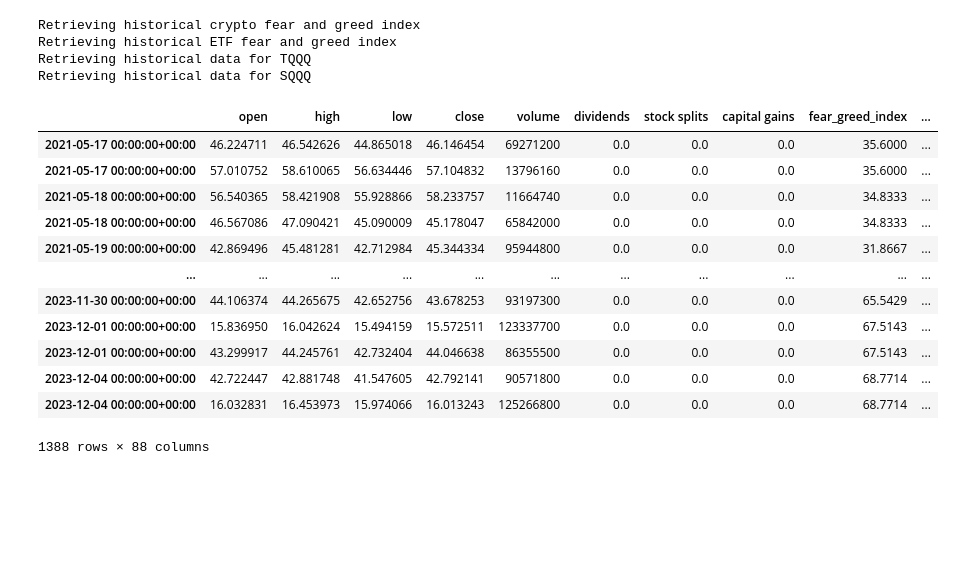
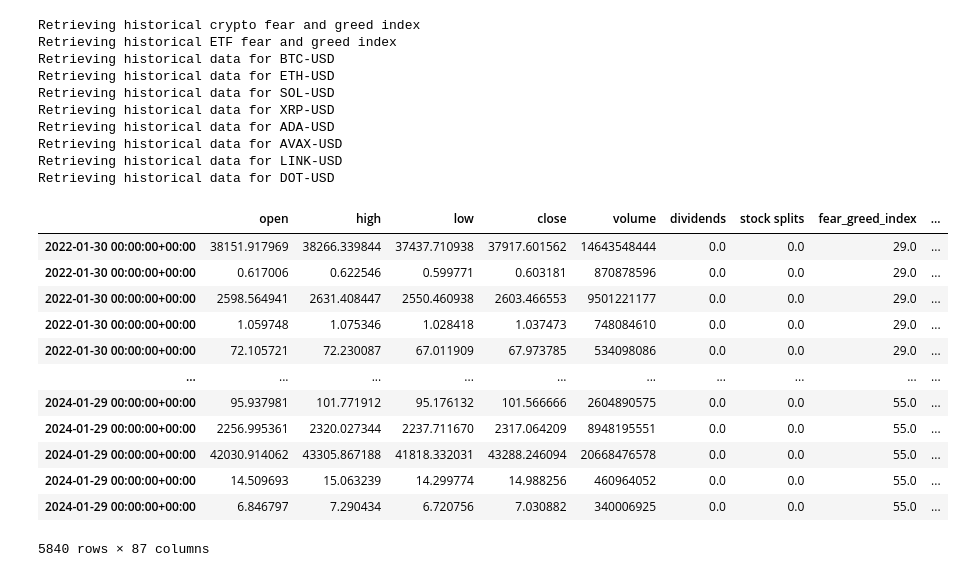
Before and after one commit to daneisburgh/invaas, a Jupyter notebook: notebooks/crypto-etf-test.ipynb, the cells around one changed output. Saved outputs shown, nothing was run; the diff lists cells and outputs as text; code cells hidden in the pictures; blank space fills up the shorter version.

```diff
--- a/notebooks/crypto-etf-test.ipynb
+++ b/notebooks/crypto-etf-test.ipynb
@@ -17,19 +17,19 @@ pd.options.display.max_rows = 100
 import notebook_utils
 # %%
 products = {
-    # "crypto": [
-    #     "BTC-USD",
-    #     "ETH-USD",
-    #     "SOL-USD",
-    #     "XRP-USD",
-    #     "ADA-USD",
-    #     "AVAX-USD",
-    #     "LINK-USD",
-    #     "DOT-USD",
-    # ],
+    "crypto": [
+        "BTC-USD",
+        "ETH-USD",
+        "SOL-USD",
+        "XRP-USD",
+        "ADA-USD",
+        "AVAX-USD",
+        "LINK-USD",
+        "DOT-USD",
+    ],
     # "stock": ["GBTC", "TQQQ"],
     # "stock": ["GBTC", "TQQQ", "SQQQ"],
-    "stock": ["TQQQ", "SQQQ"],
+    # "stock": ["TQQQ", "SQQQ"],
 }
 
 
@@ -92,7 +92,7 @@ def get_df_etf_fear_greed_index():
 def get_df_history(product_id, product_type):
     print(f"Retrieving historical data for {product_id}")
 
-    df_history = yf.Ticker(product_id).history(interval="1d", period="5y")[:-1]
+    df_history = yf.Ticker(product_id).history(interval="1d", period="2y")[:-1]
     df_history.columns = map(str.lower, df_history.columns)
 
     timestamps = [pd.to_datetime(x, utc=True).round(freq="D") for x in df_history.index.values]
@@ -155,48 +155,54 @@ def get_df_history(product_id, product_type):
     )
     df_history.ta.strategy(CustomStrategy)
 
     return df_history
 
 
 df_crypto_fear_greed_index = get_df_crypto_fear_greed_index()
 df_etf_fear_greed_index = get_df_etf_fear_greed_index()
 
 history_dfs = {}
 product_ids = []
 
 for product_type in products.keys():
     for product_id in products[product_type]:
         product_ids.append(product_id)
         history_dfs[product_id] = get_df_history(product_id, product_type=product_type)
         history_dfs[product_id]["product_id"] = product_id
         history_dfs[product_id]["product_type"] = product_type
 
 df_final = pd.concat([history_dfs[product_id] for product_id in product_ids]).sort_index()
 
 for product_id in product_ids:
     df_final_product = df_final.loc[df_final.product_id == product_id]
     # df_final = df_final.loc[(df_final.index >= df_final_product.index.min()) & (df_final.index <= df_final_product.index.max())]
     # df_final = df_final.loc[df_final.index.isin(df_final_product.index)]
 
 df_final
 # %% [output]
 Retrieving historical crypto fear and greed index
 Retrieving historical ETF fear and greed index
-Retrieving historical data for TQQQ
-Retrieving historical data for SQQQ
+Retrieving historical data for BTC-USD
+Retrieving historical data for ETH-USD
+Retrieving historical data for SOL-USD
+Retrieving historical data for XRP-USD
+Retrieving historical data for ADA-USD
+Retrieving historical data for AVAX-USD
+Retrieving historical data for LINK-USD
+Retrieving historical data for DOT-USD
-|  | open | high | low | close | volume | dividends | stock splits | capital gains | fear_greed_index | ... |
-| 2021-05-17 00:00:00+00:00 | 46.224711 | 46.542626 | 44.865018 | 46.146454 | 69271200 | 0.0 | 0.0 | 0.0 | 35.6000 | ... |
-| 2021-05-17 00:00:00+00:00 | 57.010752 | 58.610065 | 56.634446 | 57.104832 | 13796160 | 0.0 | 0.0 | 0.0 | 35.6000 | ... |
-| 2021-05-18 00:00:00+00:00 | 56.540365 | 58.421908 | 55.928866 | 58.233757 | 11664740 | 0.0 | 0.0 | 0.0 | 34.8333 | ... |
-| 2021-05-18 00:00:00+00:00 | 46.567086 | 47.090421 | 45.090009 | 45.178047 | 65842000 | 0.0 | 0.0 | 0.0 | 34.8333 | ... |
-| 2021-05-19 00:00:00+00:00 | 42.869496 | 45.481281 | 42.712984 | 45.344334 | 95944800 | 0.0 | 0.0 | 0.0 | 31.8667 | ... |
-| ... | ... | ... | ... | ... | ... | ... | ... | ... | ... | ... |
-| 2023-11-30 00:00:00+00:00 | 44.106374 | 44.265675 | 42.652756 | 43.678253 | 93197300 | 0.0 | 0.0 | 0.0 | 65.5429 | ... |
-| 2023-12-01 00:00:00+00:00 | 15.836950 | 16.042624 | 15.494159 | 15.572511 | 123337700 | 0.0 | 0.0 | 0.0 | 67.5143 | ... |
-| 2023-12-01 00:00:00+00:00 | 43.299917 | 44.245761 | 42.732404 | 44.046638 | 86355500 | 0.0 | 0.0 | 0.0 | 67.5143 | ... |
-| 2023-12-04 00:00:00+00:00 | 42.722447 | 42.881748 | 41.547605 | 42.792141 | 90571800 | 0.0 | 0.0 | 0.0 | 68.7714 | ... |
-| 2023-12-04 00:00:00+00:00 | 16.032831 | 16.453973 | 15.974066 | 16.013243 | 125266800 | 0.0 | 0.0 | 0.0 | 68.7714 | ... |
+|  | open | high | low | close | volume | dividends | stock splits | fear_greed_index | ... |
+| 2022-01-30 00:00:00+00:00 | 38151.917969 | 38266.339844 | 37437.710938 | 37917.601562 | 14643548444 | 0.0 | 0.0 | 29.0 | ... |
+| 2022-01-30 00:00:00+00:00 | 0.617006 | 0.622546 | 0.599771 | 0.603181 | 870878596 | 0.0 | 0.0 | 29.0 | ... |
+| 2022-01-30 00:00:00+00:00 | 2598.564941 | 2631.408447 | 2550.460938 | 2603.466553 | 9501221177 | 0.0 | 0.0 | 29.0 | ... |
+| 2022-01-30 00:00:00+00:00 | 1.059748 | 1.075346 | 1.028418 | 1.037473 | 748084610 | 0.0 | 0.0 | 29.0 | ... |
+| 2022-01-30 00:00:00+00:00 | 72.105721 | 72.230087 | 67.011909 | 67.973785 | 534098086 | 0.0 | 0.0 | 29.0 | ... |
+| ... | ... | ... | ... | ... | ... | ... | ... | ... | ... |
+| 2024-01-29 00:00:00+00:00 | 95.937981 | 101.771912 | 95.176132 | 101.566666 | 2604890575 | 0.0 | 0.0 | 55.0 | ... |
+| 2024-01-29 00:00:00+00:00 | 2256.995361 | 2320.027344 | 2237.711670 | 2317.064209 | 8948195551 | 0.0 | 0.0 | 55.0 | ... |
+| 2024-01-29 00:00:00+00:00 | 42030.914062 | 43305.867188 | 41818.332031 | 43288.246094 | 20668476578 | 0.0 | 0.0 | 55.0 | ... |
+| 2024-01-29 00:00:00+00:00 | 14.509693 | 15.063239 | 14.299774 | 14.988256 | 460964052 | 0.0 | 0.0 | 55.0 | ... |
+| 2024-01-29 00:00:00+00:00 | 6.846797 | 7.290434 | 6.720756 | 7.030882 | 340006925 | 0.0 | 0.0 | 55.0 | ... |
-1388 rows × 88 columns
+5840 rows × 87 columns
 # %%
 total_products = df_final.product_id.nunique()
 fig, ax = plt.subplots(nrows=total_products, figsize=(10, 4 * total_products))
```
Also changed, not shown: parts of 2 cells of this notebook, 1 other file.
